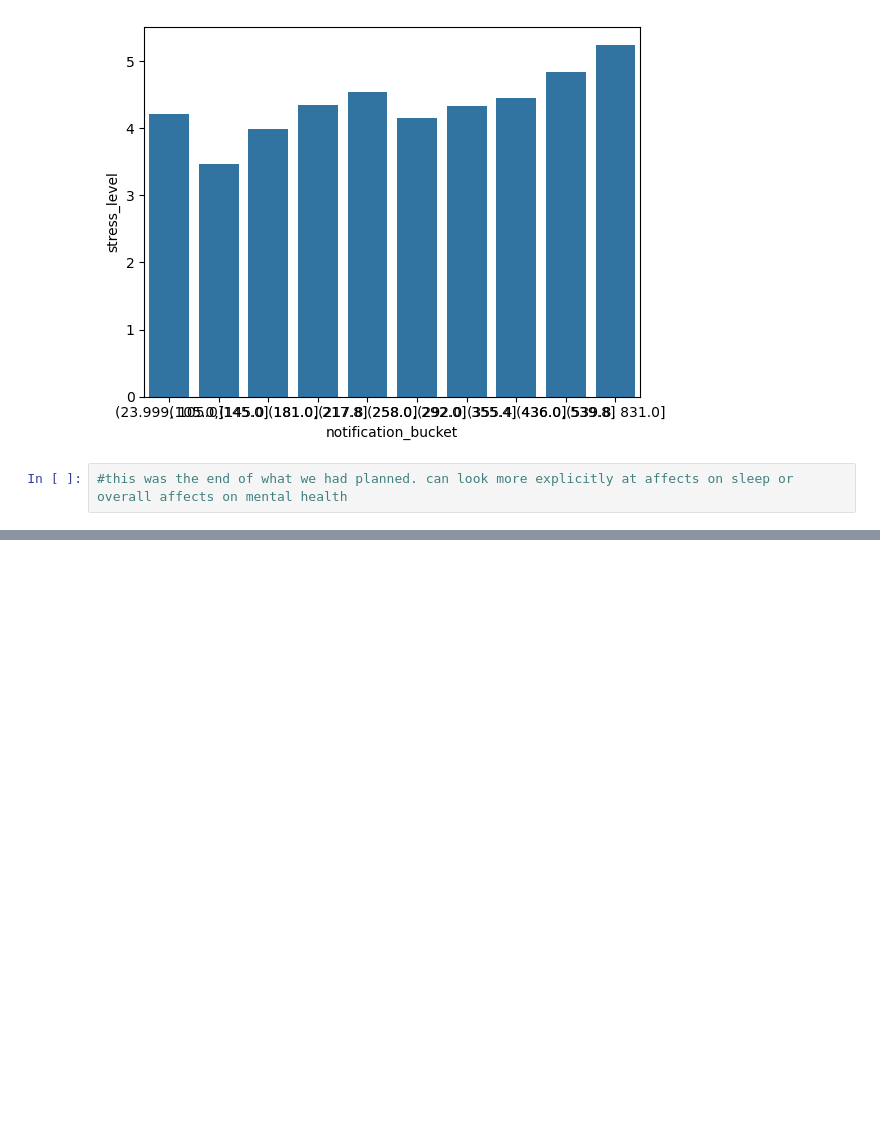
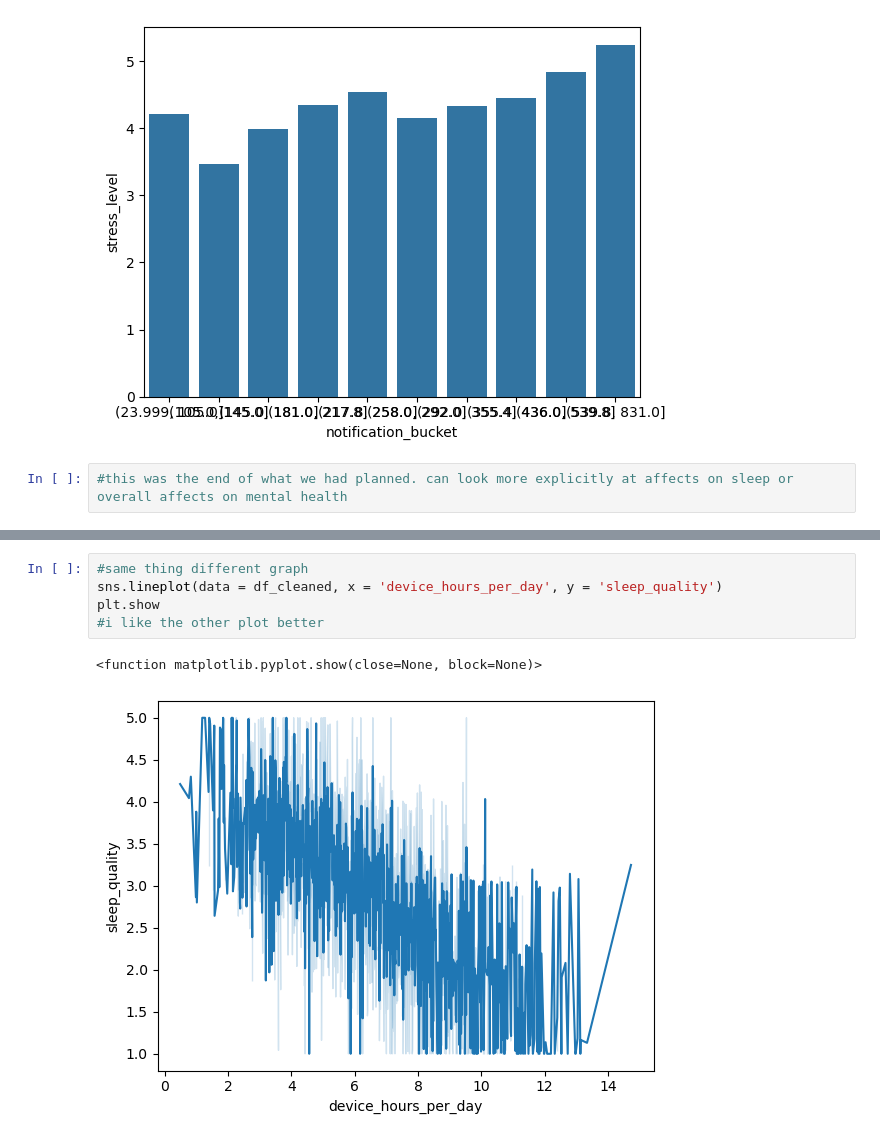
Before and after one commit to abbeygodfrey/insy6500-project, a Jupyter notebook: notebooks/data_cleanup.ipynb, the cells around one changed output, grey strips where cells are left out. Drawn from its saved outputs; the diff is of its cells as text; blank space fills up the shorter version.

```diff
--- a/notebooks/data_cleanup.ipynb
+++ b/notebooks/data_cleanup.ipynb
@@ -424,0 +434,8 @@ plt.show
+# %%
+#same thing different graph
+sns.lineplot(data = df_cleaned, x = 'device_hours_per_day', y = 'sleep_quality')
+plt.show
+#i like the other plot better
+# %% [output]
+<function matplotlib.pyplot.show(close=None, block=None)>
+[figure, added]
```
Also changed, not shown: parts of 6 cells of this notebook.
